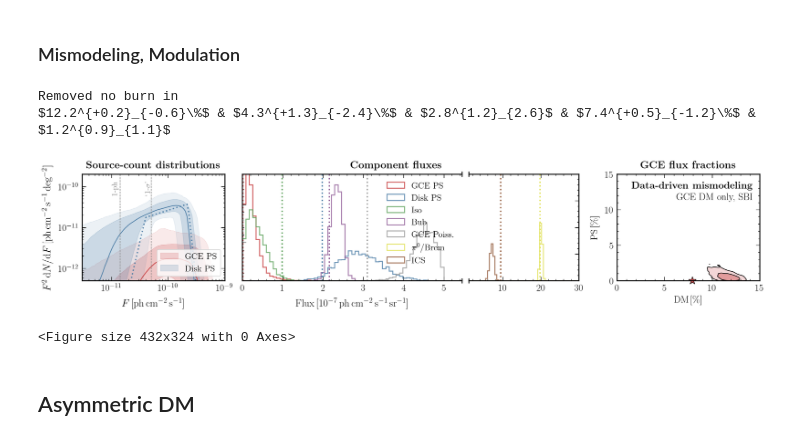
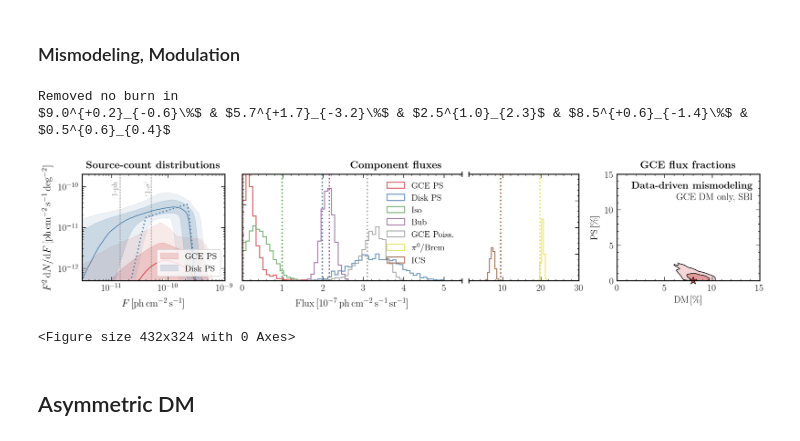
Before and after one commit to smsharma/fermi-gce-flows, a Jupyter notebook: notebooks/02_analysis.ipynb, the cells around one changed output. Cells and saved outputs as stored; diff of their text form; code cells hidden in the pictures.

```diff
--- a/notebooks/02_analysis.ipynb
+++ b/notebooks/02_analysis.ipynb
@@ -563,26 +563,28 @@ temps_dict = {'fermi_exp':fermi_exp,
 # %%
 data_map = ring2nest(np.load("../data/samples/x_ModelO_DM_only_mismo.npy")[:n_test, 0, :], roi_sim_ring)
 aux = np.load("../data/samples/x_aux_ModelO_DM_only_mismo.npy")[:n_test]
 thetas = np.load("../data/samples/theta_ModelO_DM_only_mismo.npy")[:n_test]
+
+thetas[:, 0] += .4
 
 x_presimulated = torch.Tensor(data_map).unsqueeze(1)
 x_aux_presimulated = torch.Tensor(aux)
 theta_presimulated = (thetas)
 
 inference_inst.x_shape = x_shape_from_simulation(x_presimulated)
 posterior = inference_inst.build_posterior(prior, density_estimator)
 
 x_test = torch.cat([x_presimulated, x_aux_presimulated], axis=-1)
 theta_test = theta_presimulated
 
 make_plot(posterior=posterior, x_test=x_test, theta_test=theta_test, roi_sim=roi_sim,
           roi_normalize=roi_normalize, roi_counts_normalize=roi_mask_norm, figsize=(24 / 1.3, 5 / 1.3), n_samples=n_samples, temps_dict=temps_dict,
           save_filename="../paper/plots/sim_sbi_dm_mismo.pdf", sub1=r"\bf{Data-driven mismodeling}", sub2="GCE DM only, SBI",
           combined_posterior=True, thin_factor=1 / (n_test / 2.))
 # %% [output]
 Removed no burn in
-$12.2^{+0.2}_{-0.6}\%$ & $4.3^{+1.3}_{-2.4}\%$ & $2.8^{1.2}_{2.6}$ & $7.4^{+0.5}_{-1.2}\%$ & $1.2^{0.9}_{1.1}$
+$9.0^{+0.2}_{-0.6}\%$ & $5.7^{+1.7}_{-3.2}\%$ & $2.5^{1.0}_{2.3}$ & $8.5^{+0.6}_{-1.4}\%$ & $0.5^{0.6}_{0.4}$
-[figure, old version]
+[figure, new version]
 <Figure size 432x324 with 0 Axes>
 # %%
 # data_map = ring2nest(np.load("../data/samples/x_ModelO_PS_only_mismo.npy")[:3, 0, :], roi_sim_ring)
```
Also changed, not shown: parts of 1 cell of this notebook, 5 other files.
